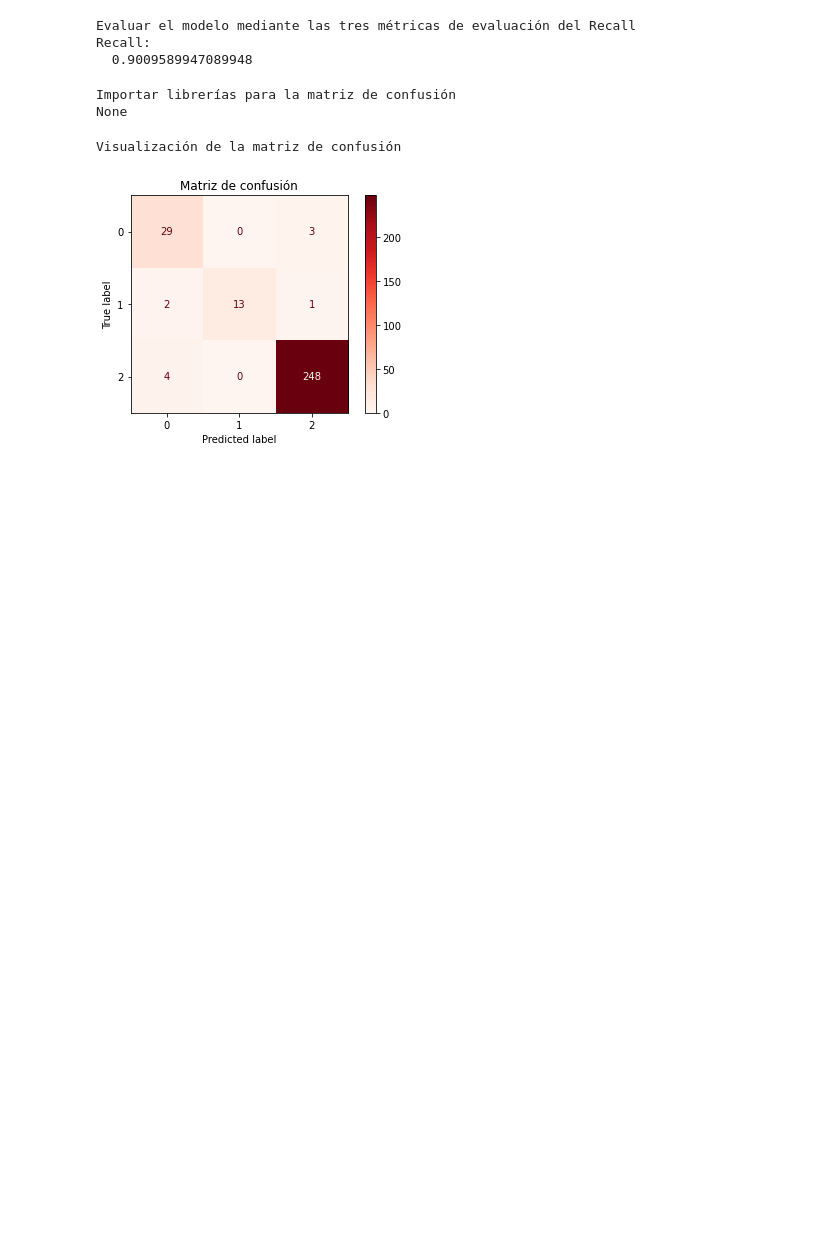
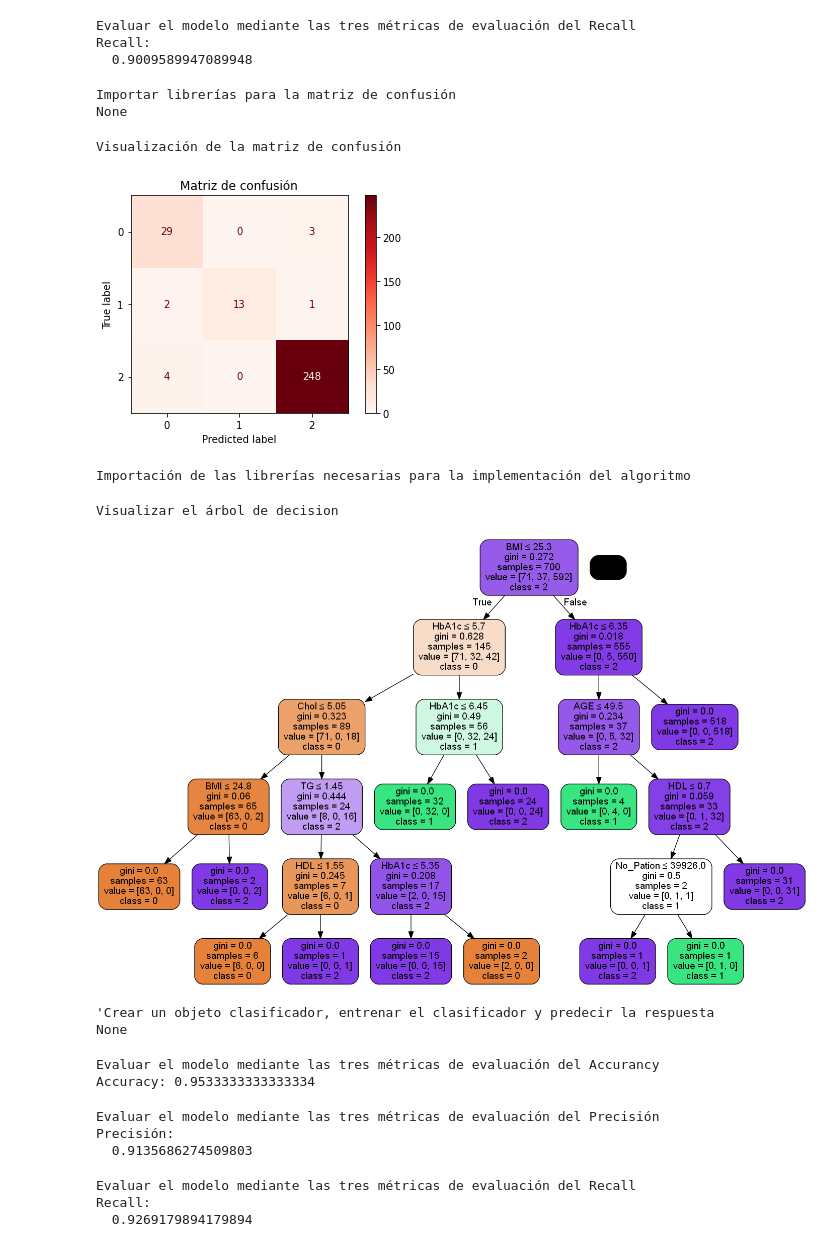
Before and after one commit to Jefferson-G/Lab-1-rboles-de-decisi-n, a Jupyter notebook: [NRC_6292]_JeffersonGuaman_Lab1Unidad2-checkpoint.ipynb, the cells around one changed output. Drawn from its saved outputs; the diff is of its cells as text; code cells hidden in the pictures; blank space fills up the shorter version.

Commit message:
Visualizar el arbol, metodo pruning, evaluar el modelo mediante las tres métricas

```diff
--- a/[NRC_6292]_JeffersonGuaman_Lab1Unidad2-checkpoint.ipynb
+++ b/[NRC_6292]_JeffersonGuaman_Lab1Unidad2-checkpoint.ipynb
@@ -133,3 +133,67 @@ plt.show()
 # %% [output]
 Visualización de la matriz de confusión
 [figure]
+# %%
+def importarlibrerias():
+    '''Importación de las librerías necesarias para la implementación del algoritmo '''
+print(importarlibrerias.__doc__)
+from sklearn.tree import export_graphviz
+from six import StringIO
+from IPython.display import Image
+import pydotplus
+# %% [output]
+Importación de las librerías necesarias para la implementación del algoritmo
+# %%
+def arbol():
+    '''Visualizar el árbol de decision'''
+print(arbol.__doc__)
+dot_data = StringIO()
+export_graphviz(clf, out_file=dot_data,
+                filled=True, rounded=True,
+                special_characters=True,
+                feature_names = feature_cols,
+                class_names=['0','1', '2'])
+graph = pydotplus.graph_from_dot_data(dot_data.getvalue())
+graph.write_png('diabetes.png')
+Image(graph.create_png())
+# %% [output]
+Visualizar el árbol de decision
+[figure, added]
+# %%
+def crearentrenarpredecir_AD():
+    ''''Crear un objeto clasificador, entrenar el clasificador y predecir la respuesta'''
+clf = DecisionTreeClassifier(criterion="entropy", max_depth=3)
+clf = clf.fit(X_train,y_train)
+y_pred = clf.predict(X_test)
+
+print(crearentrenarpredecir_AD.__doc__)
+print(crearentrenarpredecir_AD())
+# %% [output]
+'Crear un objeto clasificador, entrenar el clasificador y predecir la respuesta
+None
+# %%
+def evaluarA():
+    '''Evaluar el modelo mediante las tres métricas de evaluación del Accurancy'''
+print(evaluarA.__doc__)
+print("Accuracy:", metrics.accuracy_score(y_test, y_pred))
+# %% [output]
+Evaluar el modelo mediante las tres métricas de evaluación del Accurancy
+Accuracy: 0.9533333333333334
+# %%
+def evaluarP():
+    '''Evaluar el modelo mediante las tres métricas de evaluación del Precisión'''
+print(evaluarP.__doc__)
+print("Precisión:\n ", metrics.precision_score(y_test, y_pred, average = 'macro'))
+# %% [output]
+Evaluar el modelo mediante las tres métricas de evaluación del Precisión
+Precisión:
+  0.9135686274509803
+# %%
+def evaluarR():
+    '''Evaluar el modelo mediante las tres métricas de evaluación del Recall'''
+print(evaluarR.__doc__)
+print("Recall:\n ", metrics.recall_score(y_test, y_pred, average = 'macro'))
+# %% [output]
+Evaluar el modelo mediante las tres métricas de evaluación del Recall
+Recall:
+  0.9269179894179894
```
